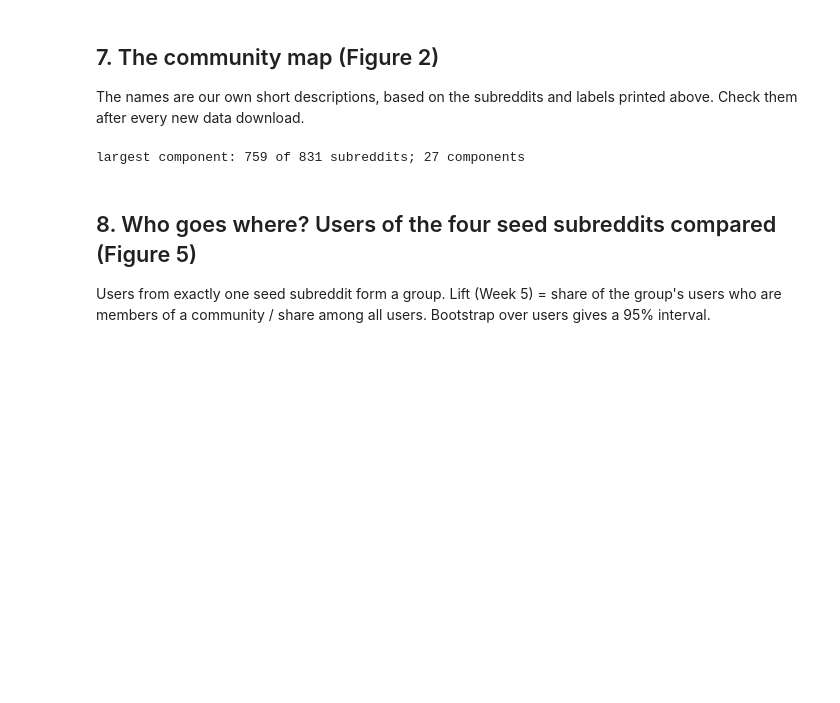
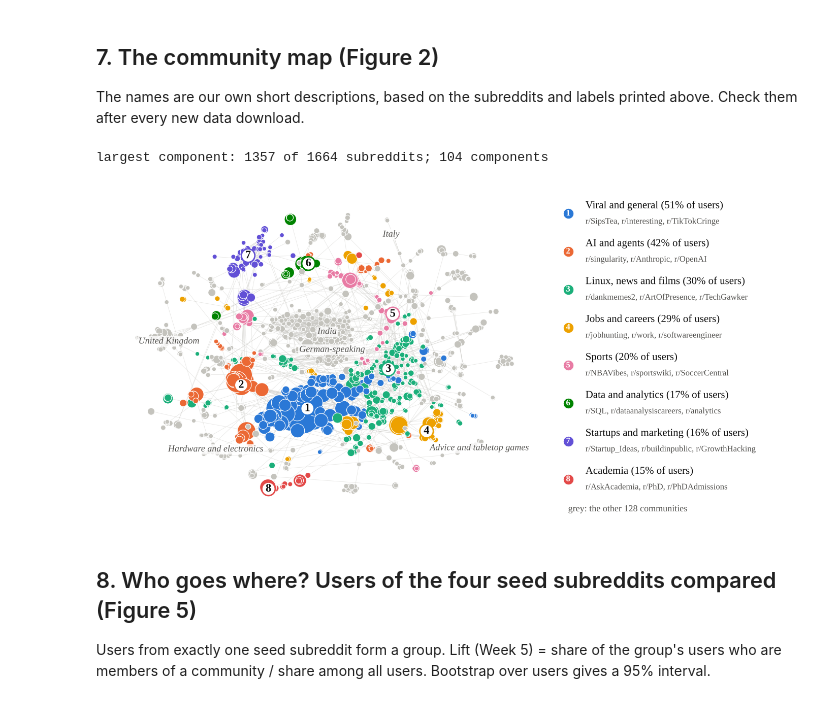
Before and after one commit to mathilderask/CTDS_Group31, a Jupyter notebook: project.ipynb, the cells around one changed output. Saved outputs shown, nothing was run; the diff lists cells and outputs as text; code cells hidden in the pictures; blank space fills up the shorter version.

Commit message:
Full data: all users, communities ordered by audience

```diff
--- a/project.ipynb
+++ b/project.ipynb
@@ -241,0 +250,18 @@ pairs of subreddits grouped the same way in both partitions: 0.962
+# %%
+# Why not a lower threshold? With t = 0.07 almost all subreddits are connected, but Louvain then merges
+# unrelated subreddits into the same community (exact pairs, as above)
+LOW_T = 0.07
+low_similar = {(a, b): J[a, b] for a, b in zip(i_up, j_up) if J[a, b] >= LOW_T}
+low_membership, low_q = hp.louvain(hp.similarity_graph(low_similar, names))[-1]
+G_low = nx.Graph(); G_low.add_edges_from(low_similar)
+lcc_low = len(max(nx.connected_components(G_low), key=len))
+G_exact = nx.Graph(); G_exact.add_edges_from(exact_similar)
+lcc_exact = len(max(nx.connected_components(G_exact), key=len))      # same comparison at our threshold
+print(f"t = {THRESHOLD}: largest component {lcc_exact} of {n_sets} subreddits (exact pairs)")
+print(f"t = {LOW_T}: {len(low_similar)} edges, largest component {lcc_low} of {n_sets} subreddits, "
+      f"{len(set(low_membership.values()))} communities, Q = {low_q:.3f}")
+def together(partition, a, b):
+    return a in partition and b in partition and partition[a] == partition[b]
+for a, b in [("HomeServer", "TeslaFSD"), ("AskAcademia", "legaladviceofftopic")]:
+    print(f"r/{a} and r/{b} in the same community: at t = {LOW_T} {together(low_membership, a, b)}, "
+          f"at t = {THRESHOLD} {together(membership, a, b)}")
@@ -347,10 +380,12 @@ The names are our own short descriptions, based on the subreddits and labels pri
 Check them after every new data download.
 # %%
 # our names for the largest communities, from their subreddits and labels (check after new data)
-COMMUNITY_NAMES = {0: "News and politics", 1: "Viral and general", 2: "AI and agents", 3: "Questions and opinions",
-                   4: "Making and fixing", 5: "Games and films", 6: "Software and data", 7: "India",
-                   8: "Memes and Linux", 9: "Jobs and careers", 10: "Sports", 11: "German-speaking",
-                   12: "California and expats", 13: "United Kingdom", 14: "Academia"}
+COMMUNITY_NAMES = {0: "Viral and general", 1: "AI and agents", 2: "Linux, news and films", 3: "Jobs and careers",
+                   4: "Sports", 5: "Data and analytics", 6: "Startups and marketing", 7: "Academia",
+                   8: "Hardware and electronics", 9: "Advice and tabletop games", 10: "India",
+                   11: "Learning ML", 12: "Italy", 13: "Expats and finance", 14: "Travel and outdoors",
+                   15: "United Kingdom", 16: "Cars and EVs", 17: "Housing and sales", 18: "Programming",
+                   19: "Indie games", 20: "German-speaking"}
 names_shown = {c: COMMUNITY_NAMES.get(c, " / ".join(members_of[c][:2])) for c in range(N_COLOURED)}
 
 G = nx.Graph()
@@ -358,43 +393,57 @@ for (a, c), w in similar.items():
     G.add_edge(names[a], names[c], weight=w)
 largest = max(nx.connected_components(G), key=len)
 n_components = nx.number_connected_components(G)
 G = G.subgraph(largest).copy()
 pos = nx.forceatlas2_layout(G, weight="weight", linlog=True, scaling_ratio=2.0, gravity=1.0, max_iter=2000, seed=3)
 
 fig = plt.figure(figsize=(COL * 2.05, 3.3))
 ax = fig.add_axes([0, 0, 0.64, 1])
 ax.set_axis_off()
 nx.draw_networkx_edges(G, pos, ax=ax, width=0.25, edge_color="#c9c8c3", alpha=0.5)
 nx.draw_networkx_nodes(G, pos, ax=ax, node_size=[4 + 0.5 * size[v] for v in G.nodes],
                        node_color=[SERIES[sub_comm[v]] if sub_comm[v] < N_COLOURED else GREY for v in G.nodes],
                        linewidths=0.4, edgecolors="white")
-centres = {c: np.mean([pos[v] for v in G.nodes if sub_comm[v] == c], axis=0)
-           for c in range(N_COLOURED) if any(sub_comm[v] == c for v in G.nodes)}
+# each label sits on the community's most central subreddit (highest weight to its own community);
+# grey communities with at least 40 subreddits in the map get their name in small grey text
+in_map = pd.Series([sub_comm[v] for v in G.nodes]).value_counts()
+grey_named = [c for c in range(N_COLOURED, n_comm) if c in COMMUNITY_NAMES and in_map.get(c, 0) >= 40]
+centres = {c: np.array(pos[max((v for v in G.nodes if sub_comm[v] == c), key=strength.get)])
+           for c in list(range(N_COLOURED)) + grey_named if c in in_map.index}
 span = np.ptp(np.array(list(pos.values())), axis=0)
-for _ in range(50):                      # push number labels apart if they overlap
+for _ in range(100):                     # push labels apart if they overlap (names are wide, numbers small)
     for a, b in combinations(list(centres), 2):
         gap = (centres[a] - centres[b]) / span
-        if np.hypot(*gap) < 0.06:
-            step = 0.01 * span * (gap / (np.hypot(*gap) + 1e-9) if np.hypot(*gap) > 0 else np.array([0, 1]))
+        reach = np.array([0.06, 0.06]) if max(a, b) < N_COLOURED else np.array([0.2, 0.06])
+        if np.all(np.abs(gap) < reach):
+            if max(a, b) >= N_COLOURED:      # a name: move it up or down, as it is wide
+                step = 0.01 * span * np.array([0, 1 if gap[1] >= 0 else -1])
+            else:
+                step = 0.01 * span * (gap / (np.hypot(*gap) + 1e-9) if np.hypot(*gap) > 0 else np.array([0, 1]))
             centres[a], centres[b] = centres[a] + step, centres[b] - step
 for c, xy in centres.items():
-    ax.text(*xy, str(c + 1), fontsize=8, fontweight="bold", ha="center", va="center", color=INK,
-            bbox=dict(boxstyle="circle,pad=0.15", fc="white", ec=SERIES[c], lw=1.0))
+    if c < N_COLOURED:
+        ax.text(*xy, str(c + 1), fontsize=8, fontweight="bold", ha="center", va="center", color=INK,
+                bbox=dict(boxstyle="circle,pad=0.15", fc="white", ec=SERIES[c], lw=1.0))
+    else:
+        ax.text(*xy, COMMUNITY_NAMES[c], fontsize=6.5, fontstyle="italic", ha="center", va="center", color=INK2,
+                bbox=dict(boxstyle="round,pad=0.12", fc="white", ec="none", alpha=0.8))
 key = fig.add_axes([0.65, 0.02, 0.35, 0.96])
 key.set_axis_off()
 key.set_xlim(0, 1)
 key.set_ylim(0, 1)
 for c in range(N_COLOURED):
     y = 0.96 - c * 0.118
     key.scatter([0.04], [y - 0.025], s=55, color=SERIES[c], edgecolors="white", linewidths=0.4)
     key.text(0.04, y - 0.025, str(c + 1), fontsize=6, ha="center", va="center", color="white", fontweight="bold")
-    key.text(0.11, y, f"{names_shown[c]} ({len(members_of[c])})", fontsize=7.5, color=INK, va="center")
+    key.text(0.11, y, f"{names_shown[c]} ({100 * audience_share[c]:.0f}% of users)", fontsize=7.5, color=INK, va="center")
     key.text(0.11, y - 0.05, ", ".join("r/" + v for v in members_of[c][:3]), fontsize=6, color=INK2, va="center")
-key.text(0.04, 0.96 - N_COLOURED * 0.118, f"grey: {n_comm - N_COLOURED} smaller communities", fontsize=6.5, color=INK2, va="center")
+key.text(0.04, 0.96 - N_COLOURED * 0.118, f"grey: the other {n_comm - N_COLOURED} communities",
+         fontsize=6.5, color=INK2, va="center")
 fig.savefig(FIGURES / "fig_map.pdf")
 print("largest component:", G.number_of_nodes(), "of", len(adj), "subreddits;", n_components, "components")
 # %% [output]
-largest component: 759 of 831 subreddits; 27 components
+largest component: 1357 of 1664 subreddits; 104 components
+[figure, added]
 # %% [markdown]
 ## 8. Who goes where? Users of the four seed subreddits compared (Figure 5)
 
```
Also changed, not shown: parts of 17 cells of this notebook, 8 other files.
